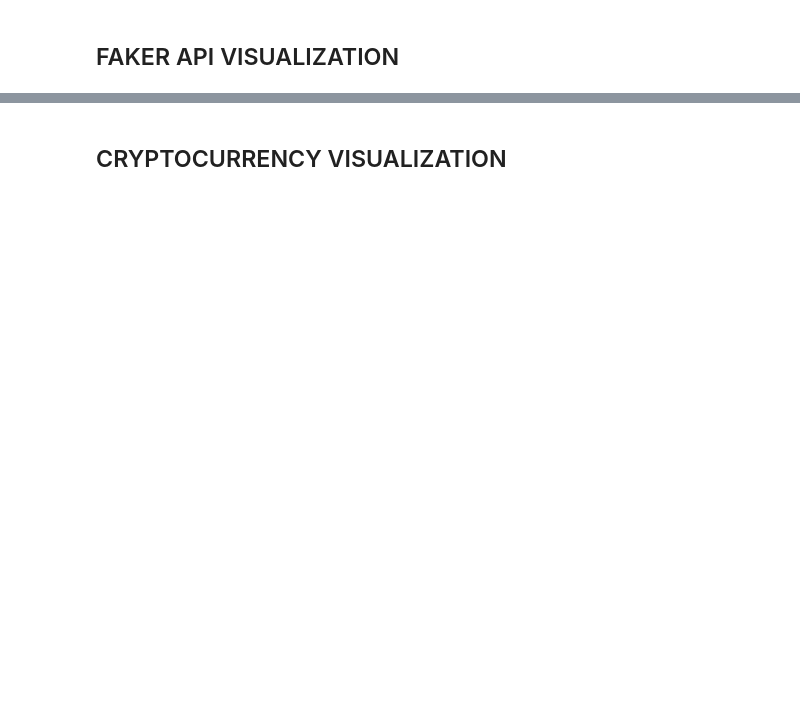
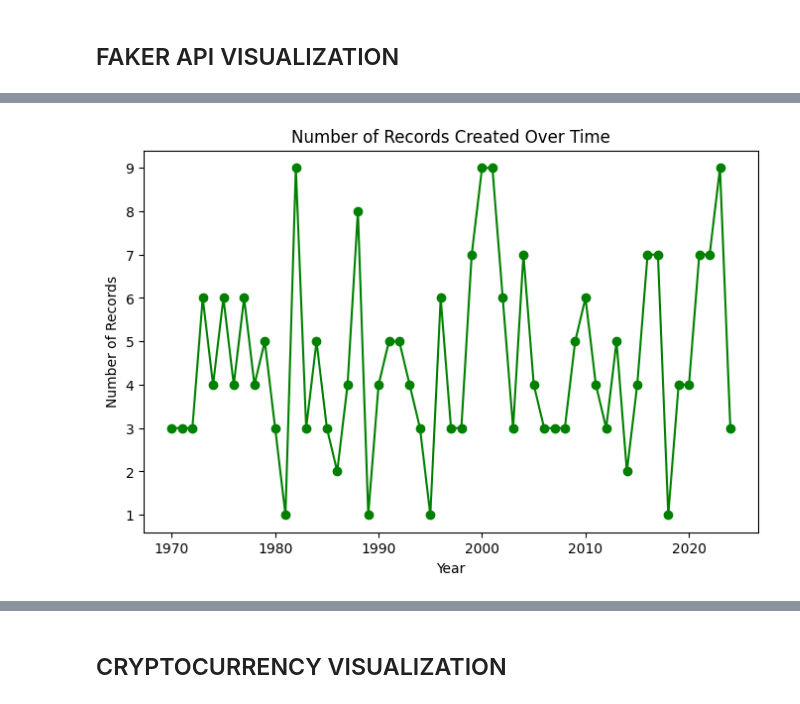
Before and after one commit to OnlyUsePascal/docker-kafka-cassandra-main, a Jupyter notebook: consumer-visualize/python/blog-visuals.ipynb, the cells around one changed output, grey strips where cells are left out. Saved outputs shown, nothing was run; the diff lists cells and outputs as text; code cells hidden in the pictures; blank space fills up the shorter version.

```diff
--- a/consumer-visualize/python/blog-visuals.ipynb
+++ b/consumer-visualize/python/blog-visuals.ipynb
@@ -66,2 +57,6 @@ Text(0.5, 1.0, 'Recorded temperature in Melbourne (Celcisus)')
 # %% [markdown]
 ## FAKER API VISUALIZATION
+# %%
+fakerDF = getDF(FAKER_TABLE)
+
+fakerDF.head(10)
@@ -67,0 +75,14 @@ Text(0.5, 1.0, 'Recorded temperature in Melbourne (Celcisus)')
+# %%
+# Number of Records Created Over Time
+
+table_1 = fakerDF.copy()
+table_1['created_year'] = table_1['created_at'].map(lambda x : x.date().year)
+created_counts = table_1['created_year'].value_counts().sort_index()
+
+created_counts.plot(kind='line', marker='o', color='green', figsize=(8, 5))
+plt.title('Number of Records Created Over Time')
+plt.xlabel('Year')
+plt.ylabel('Number of Records')
+plt.show()
+# %% [output]
+[figure, added]
```
Also changed, not shown: parts of 11 cells of this notebook, 3 other files.
